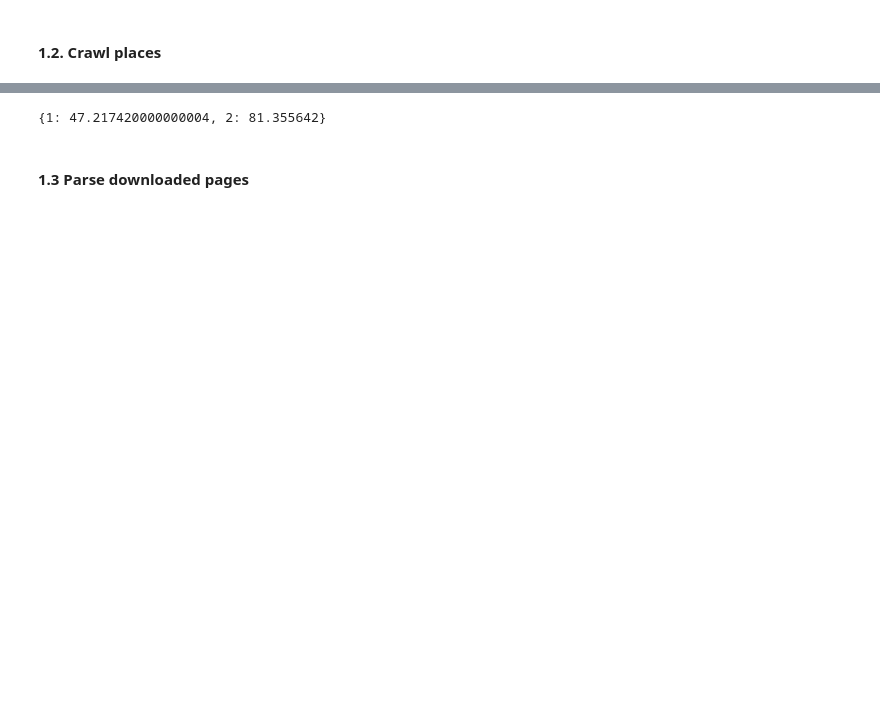
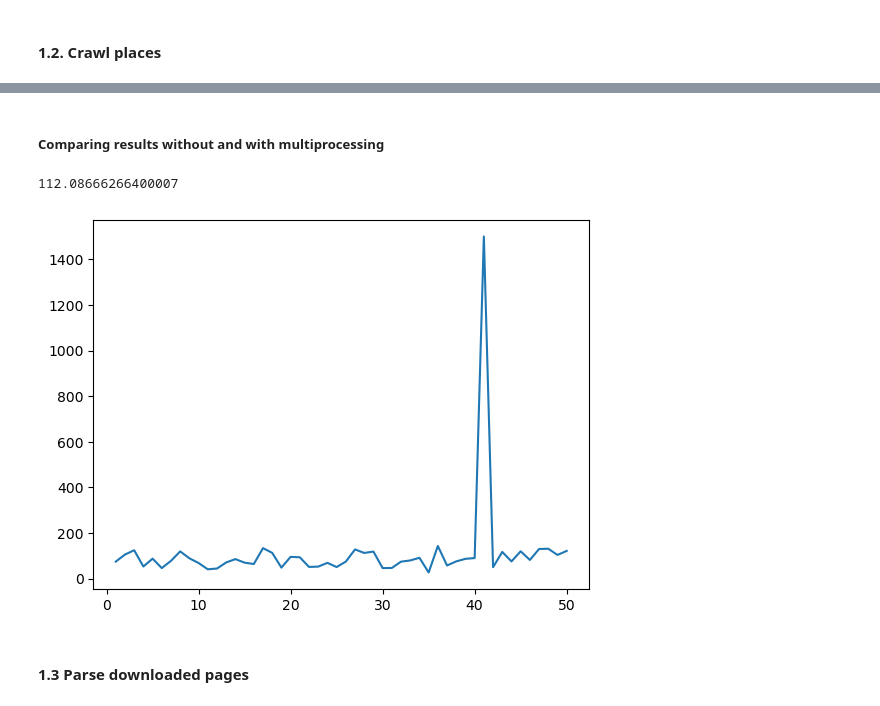
Before and after one commit to MattiaCastaldo/Homework-3, a Jupyter notebook: Mattia.ipynb, the cells around one changed output, grey strips where cells are left out. Cells and saved outputs as stored; diff of their text form; code cells hidden in the pictures; blank space fills up the shorter version.

```diff
--- a/Mattia.ipynb
+++ b/Mattia.ipynb
@@ -66,6 +115,9 @@ os.getcwd()
+# %% [markdown]
+##### Comparing results without and with multiprocessing
 # %%
+## Without multiprocessing
 times={}
-for i in range(1,101):
+for i in range(1,51):
         url = f'https://www.atlasobscura.com/places?page={i}&sort=likes_count'
         start_time = perf_counter()
         reqs = requests.get(url)
@@ -87,7 +139,3 @@ for i in range(1,101):
             times[count]=final_time
         os.chdir('..')
         clean_cache()
-# %%
-times
-# %% [output]
-{1: 47.217420000000004, 2: 81.355642}
@@ -94,2 +194,8 @@ times
+# %%
+sbn.lineplot(times)
+(sum(times.values()))/50
+# %% [output]
+112.08666266400007
+[figure, added]
 # %% [markdown]
 #### 1.3 Parse downloaded pages
```
Also changed, not shown: parts of 102 cells of this notebook.
